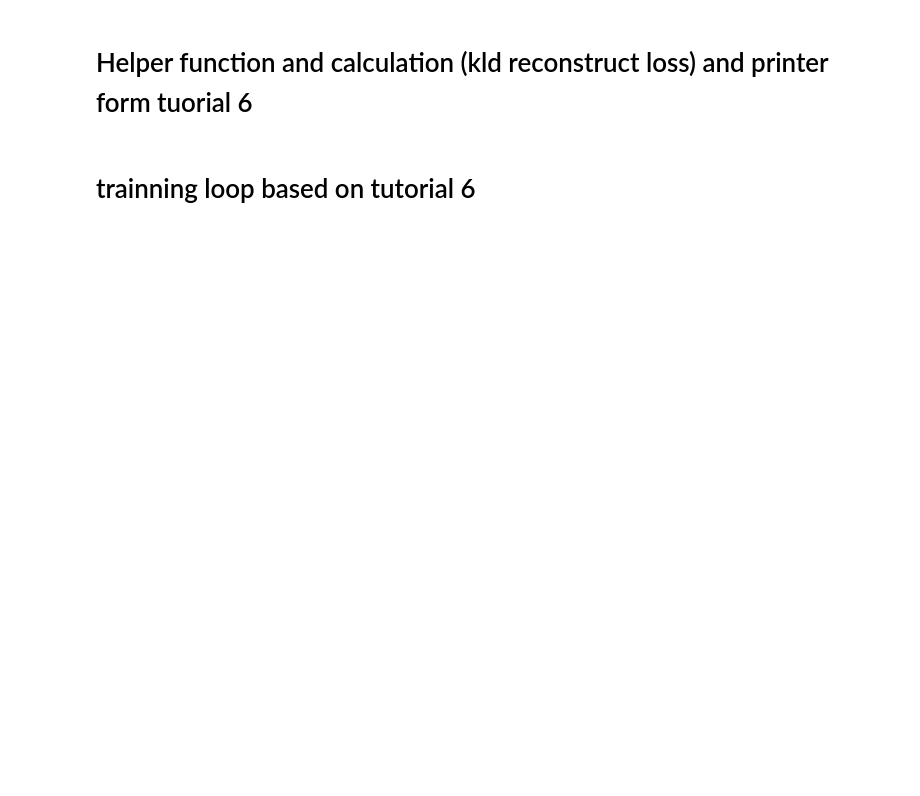
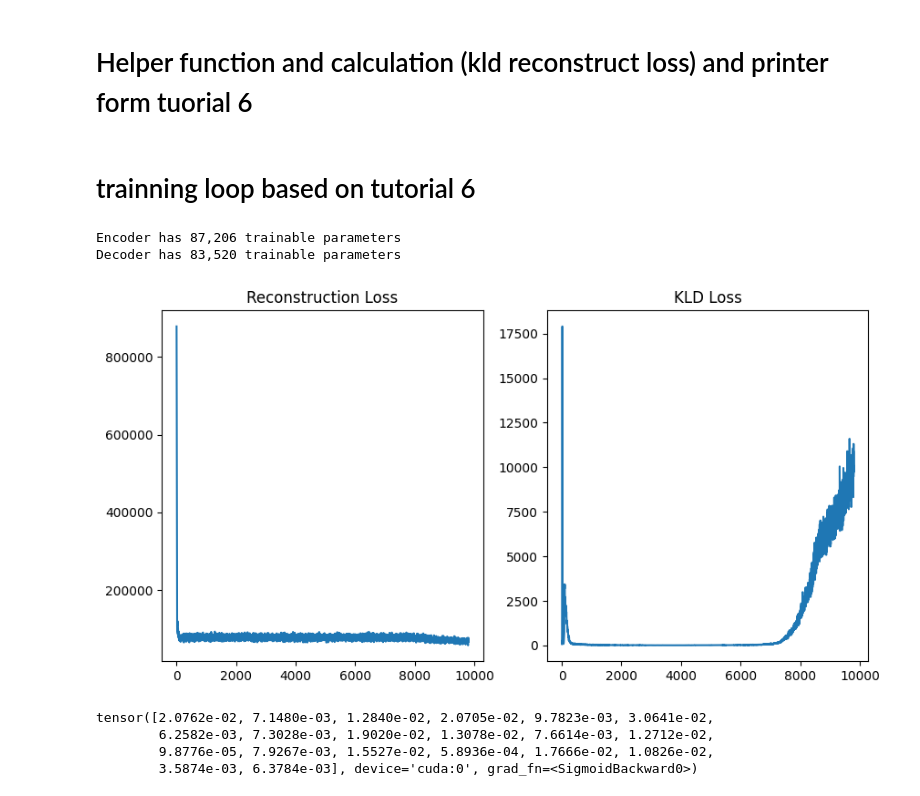
Before and after one commit to jiaxiang-cai/IDRNN, a Jupyter notebook: main.ipynb, the cells around one changed output. Saved outputs shown, nothing was run; the diff lists cells and outputs as text; code cells hidden in the pictures; blank space fills up the shorter version.

```diff
--- a/main.ipynb
+++ b/main.ipynb
@@ -32,7 +35,7 @@ from sklearn.model_selection import train_test_split
 input_csv_file = "data.csv"
 
 # Create an instance of the ProteinDataset
-train_data, val_data = proteinread(input_csv_file)
+train_data, val_data, seq_length = proteinread(input_csv_file)
 
 # Create dataset instances for training and validation
 train_data, val_data = ProteinDataset(train_data), ProteinDataset(val_data)
@@ -62,11 +65,11 @@ tensor([[0., 0., 0.,  ..., 0., 0., 0.],
 training_sequences = []
 validation_sequences = []
 # Iterate over the training_dataset and  validation dataset
-for sample in training_dataset:
+for sample in train_data:
     # Extract the numerical part (the first element of the tuple) and append it to the list
     training_sequences.append(sample[0])
 
-for sample in validation_dataset:
+for sample in val_data:
     # Extract the numerical part (the first element of the tuple) and append it to the list
     validation_sequences.append(sample[0])
 
@@ -173,12 +189,24 @@ def plot_z_dist(train_dl, encoder_nn, cond=False):
 # trainning loop based on tutorial 6
 # %%
 from model_VAE import EncoderLn, DecoderLn
-encoder_nn = EncoderLn()
-decoder_nn = DecoderLn()
 
+hid_layer_enc = [300, 300, 200, 100]
+hid_layer_dec = [300, 300, 200, 100]
+latent_dim = 3
+
+encoder_nn = EncoderLn(input_dim=20, hid_layer=hid_layer_enc, latent_dim=latent_dim)
+decoder_nn = DecoderLn(latent_dim=latent_dim, hid_layer=hid_layer_dec, output_dim=20)
+
+# 看我派出cuda把你们都送上天！
 if torch.cuda.is_available():
     encoder_nn.cuda()
     decoder_nn.cuda()
+# %%
+print(f'Encoder has {count_parameters(encoder_nn):,} trainable parameters')
+print(f'Decoder has {count_parameters(decoder_nn):,} trainable parameters')
+# %% [output]
+Encoder has 87,206 trainable parameters
+Decoder has 83,520 trainable parameters
 # %%
 
 optimizer = torch.optim.Adam(list(encoder_nn.parameters()) + list(decoder_nn.parameters()), lr=0.001)
@@ -188,14 +216,14 @@ reco_losses = []
 kld_losses  = []
 
 for ep in tqdm(range(50)):
-    for x _ in train_dl:
+    for x in train_dataset:
         if torch.cuda.is_available():
             x = x.cuda()
 
 
         optimizer.zero_grad()
 
-        mu, log_var = encoder_nn(xb)
+        mu, log_var = encoder_nn(x)
         z = sample(mu, log_var)
 
         pred = decoder_nn(z)
@@ -211,3 +239,15 @@ for ep in tqdm(range(50)):
 
         reco_losses.append(reco_loss.item())
         kld_losses.append(kld_loss.item())
+# %%
+plot_losses(reco_losses, kld_losses)
+# %% [output]
+[figure, added]
+# %%
+tmp = decoder_nn(torch.FloatTensor([-0.2, 0.8, 0.2]).cuda())
+print(tmp)
+# %% [output]
+tensor([2.0762e-02, 7.1480e-03, 1.2840e-02, 2.0705e-02, 9.7823e-03, 3.0641e-02,
+        6.2582e-03, 7.3028e-03, 1.9020e-02, 1.3078e-02, 7.6614e-03, 1.2712e-02,
+        9.8776e-05, 7.9267e-03, 1.5527e-02, 5.8936e-04, 1.7666e-02, 1.0826e-02,
+        3.5874e-03, 6.3784e-03], device='cuda:0', grad_fn=<SigmoidBackward0>)
```
Also changed, not shown: parts of 5 cells of this notebook, 3 other files.
